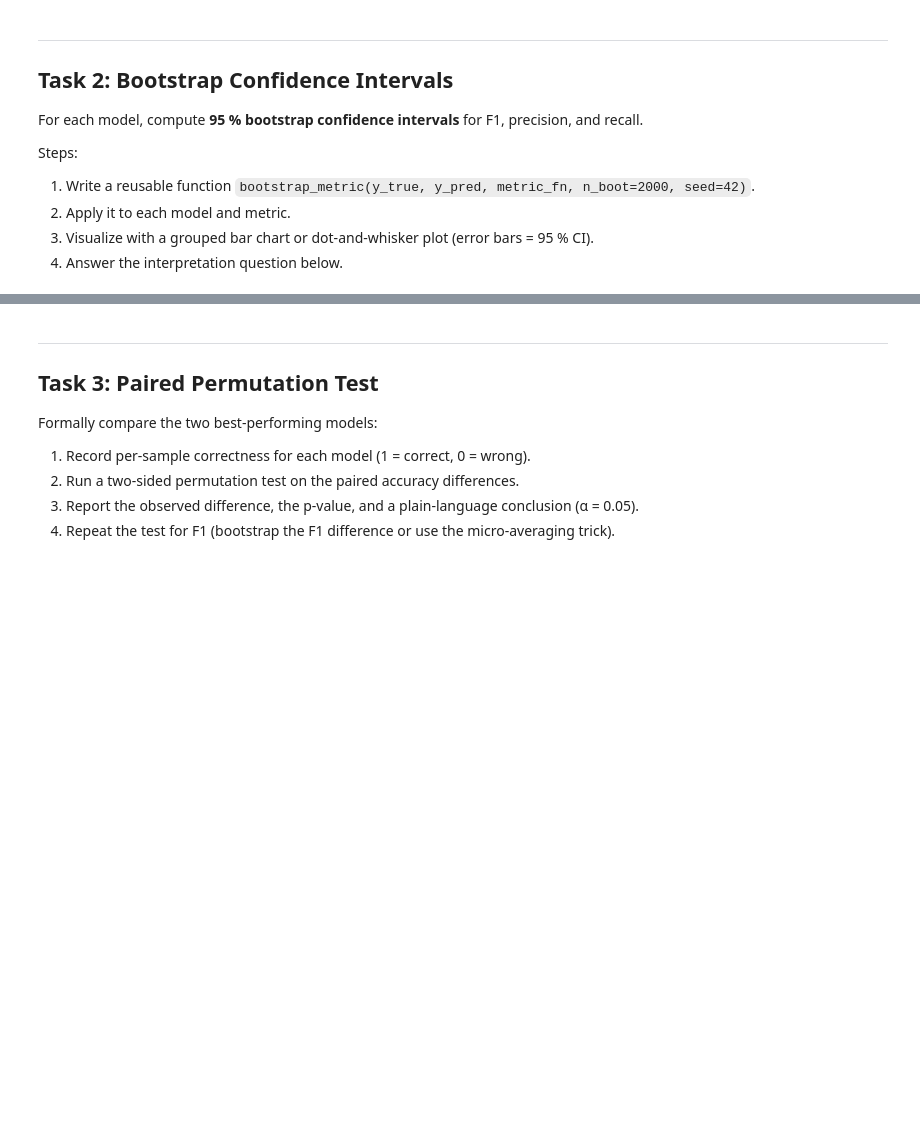
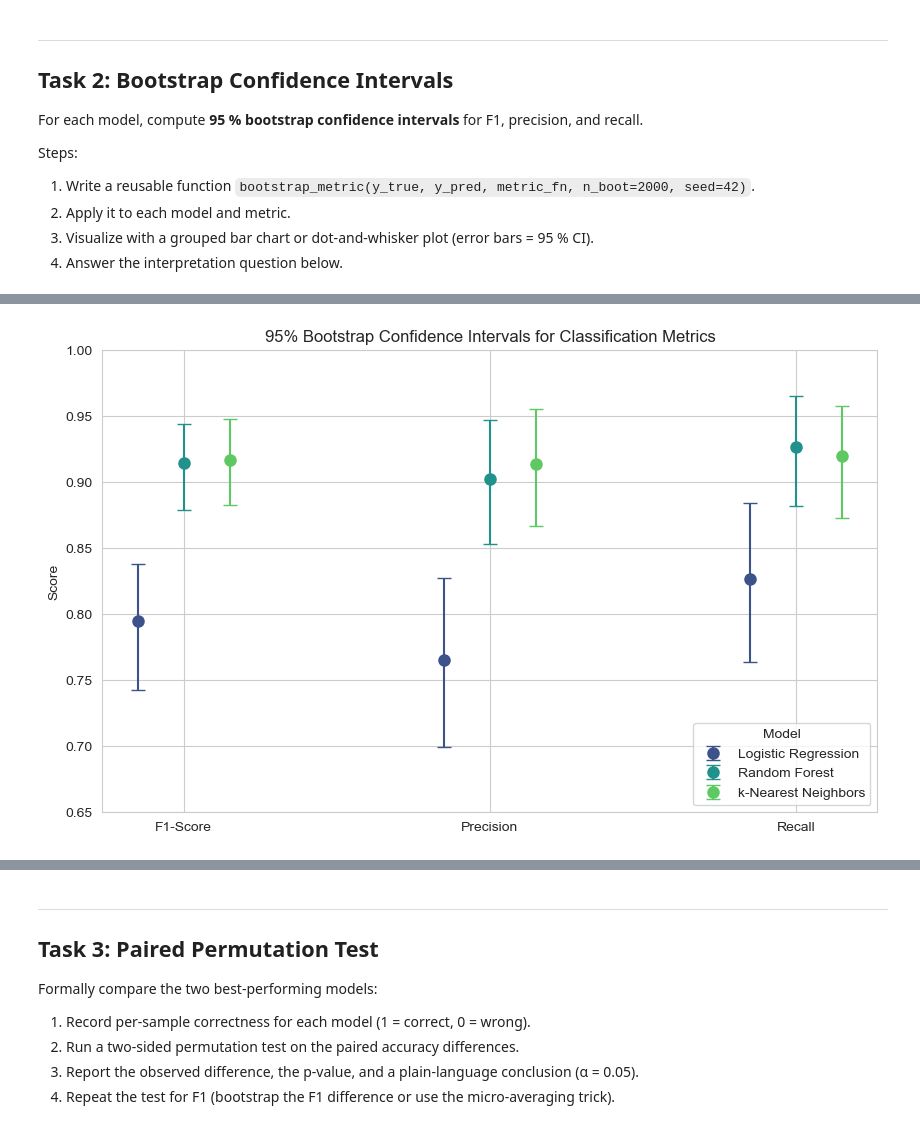
Before and after one commit to wiserval/m3-12-lab-metric-uncertainty-model-comparison, a Jupyter notebook: m3-12-metric-uncertainty-model-comparison.ipynb, the cells around one changed output, grey strips where cells are left out. Drawn from its saved outputs; the diff is of its cells as text; code cells hidden in the pictures; blank space fills up the shorter version.

Commit message:
lab: complete metric uncertainty and model comparison

```diff
--- a/m3-12-metric-uncertainty-model-comparison.ipynb
+++ b/m3-12-metric-uncertainty-model-comparison.ipynb
@@ -62,2 +84,6 @@ Use default hyperparameters so the focus stays on evaluation, not tuning.
 # %%
 # Print a classification report for each model
+for name, y_pred in model_preds.items():
+    print(f"--- {name} ---")
+    print(classification_report(y_test, y_pred))
+    print("\n")
@@ -65,0 +108,14 @@ Use default hyperparameters so the focus stays on evaluation, not tuning.
+# %%
+# Build a comparison table with F1, precision, and recall for each model
+metrics_data = []
+for name, y_pred in model_preds.items():
+    metrics_data.append({
+        "Model": name,
+        "F1-Score": f1_score(y_test, y_pred),
+        "Precision": precision_score(y_test, y_pred),
+        "Recall": recall_score(y_test, y_pred)
+    })
+
+comparison_df = pd.DataFrame(metrics_data)
+print("Model Comparison Table:")
+print(comparison_df.to_string(index=False))
@@ -99,0 +207,29 @@ def bootstrap_metric(y_true, y_pred, metric_fn, n_boot=2000, seed=42):
+# %%
+# Visualize: grouped bar chart or dot-and-whisker plot with 95% CI error bars
+plt.figure(figsize=(10, 6))
+
+ci_df['error_low'] = ci_df['Estimate'] - ci_df['CI_Lower']
+ci_df['error_high'] = ci_df['CI_Upper'] - ci_df['Estimate']
+
+sns.set_style("whitegrid")
+metrics = ci_df['Metric'].unique()
+models_list = ci_df['Model'].unique()
+colors = sns.color_palette("viridis", len(models_list))
+
+for i, model_name in enumerate(models_list):
+    model_data = ci_df[ci_df['Model'] == model_name]
+
+    x_coords = np.arange(len(metrics)) + (i * 0.15) - 0.15
+
+    plt.errorbar(x_coords, model_data['Estimate'],
+                 yerr=[model_data['error_low'], model_data['error_high']],
+                 fmt='o', capsize=5, label=model_name, color=colors[i], markersize=8)
+
+plt.xticks(np.arange(len(metrics)), metrics)
+plt.ylabel('Score')
+plt.title('95% Bootstrap Confidence Intervals for Classification Metrics')
+plt.legend(title="Model", loc='lower right')
+plt.ylim(0.65, 1.0)
+plt.show()
+# %% [output]
+[figure, added]
```
Also changed, not shown: parts of 21 cells of this notebook.
